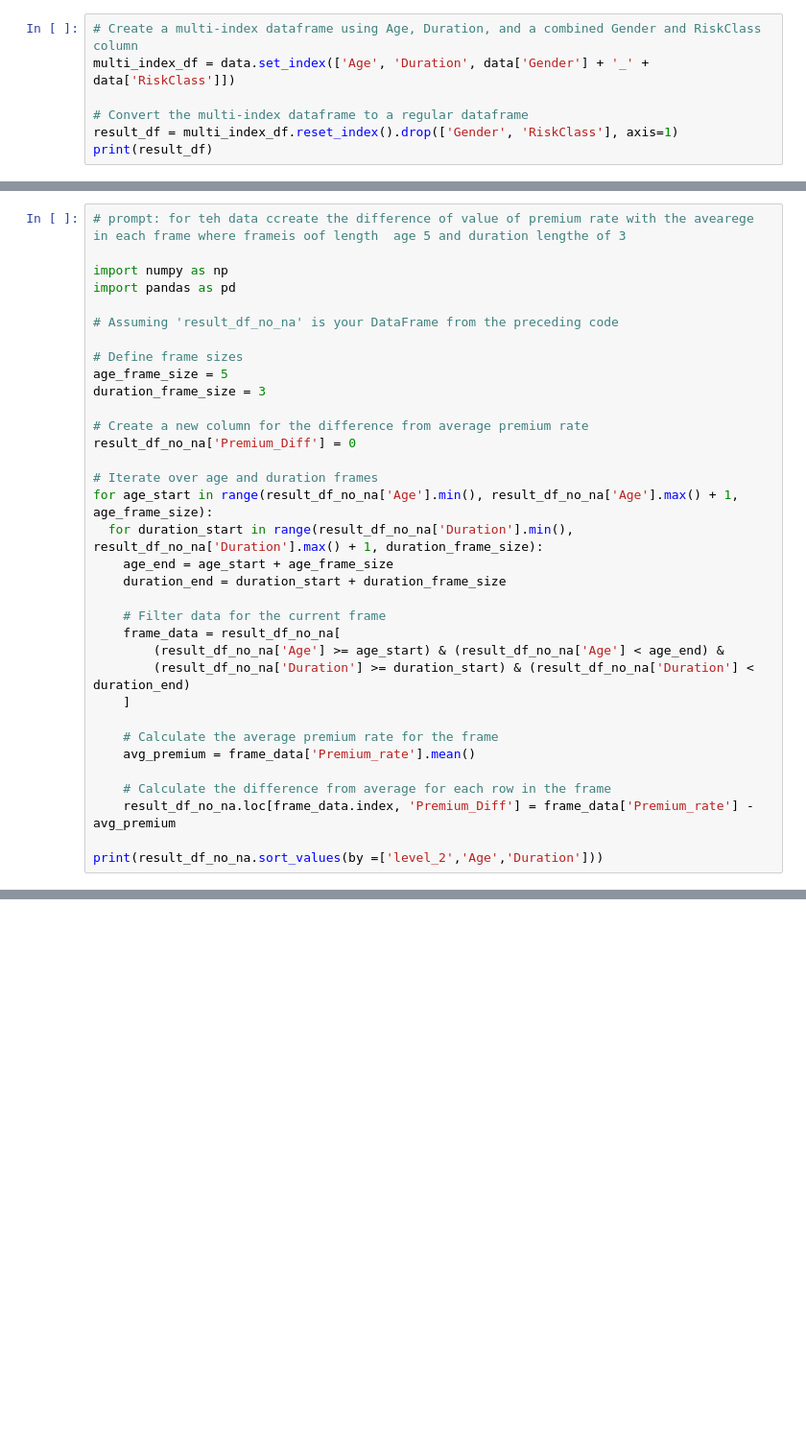
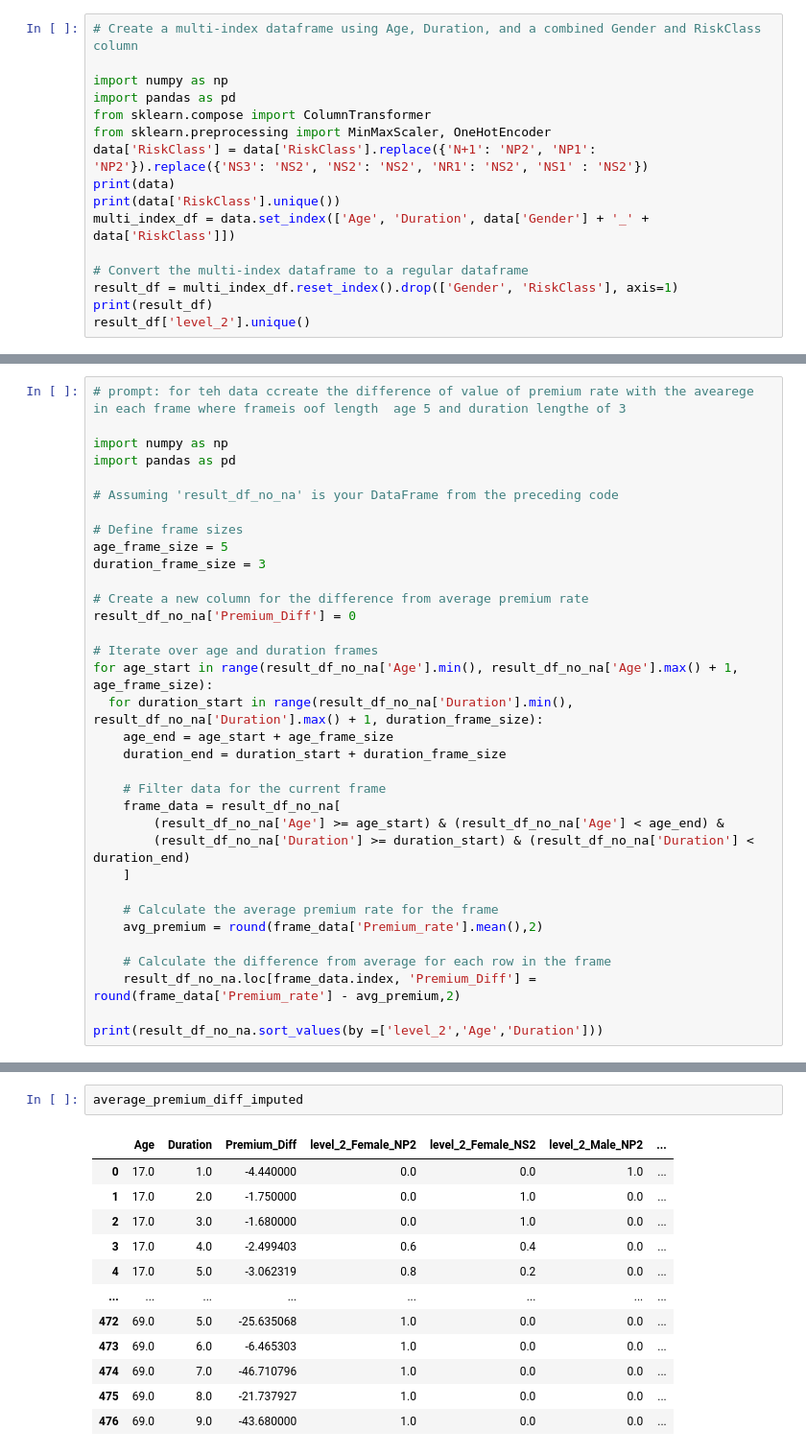
Before and after one commit to Dhaneshkp/DesktopAssistant, a Jupyter notebook: DATA_processing.ipynb, the cells around one changed output, grey strips where cells are left out. Shown: that part at 96% size. Drawn from its saved outputs; the diff is of its cells as text; blank space fills up the shorter version.

```diff
--- a/DATA_processing.ipynb
+++ b/DATA_processing.ipynb
@@ -38,8 +42,17 @@ data
 # %%
 # Create a multi-index dataframe using Age, Duration, and a combined Gender and RiskClass column
+
+import numpy as np
+import pandas as pd
+from sklearn.compose import ColumnTransformer
+from sklearn.preprocessing import MinMaxScaler, OneHotEncoder
+data['RiskClass'] = data['RiskClass'].replace({'N+1': 'NP2', 'NP1': 'NP2'}).replace({'NS3': 'NS2', 'NS2': 'NS2', 'NR1': 'NS2', 'NS1' : 'NS2'})
+print(data)
+print(data['RiskClass'].unique())
 multi_index_df = data.set_index(['Age', 'Duration', data['Gender'] + '_' + data['RiskClass']])
 
 # Convert the multi-index dataframe to a regular dataframe
 result_df = multi_index_df.reset_index().drop(['Gender', 'RiskClass'], axis=1)
 print(result_df)
+result_df['level_2'].unique()
 # %% [output]
@@ -119,10 +136,10 @@ for age_start in range(result_df_no_na['Age'].min(), result_df_no_na['Age'].max(
     ]
 
     # Calculate the average premium rate for the frame
-    avg_premium = frame_data['Premium_rate'].mean()
+    avg_premium = round(frame_data['Premium_rate'].mean(),2)
 
     # Calculate the difference from average for each row in the frame
-    result_df_no_na.loc[frame_data.index, 'Premium_Diff'] = frame_data['Premium_rate'] - avg_premium
+    result_df_no_na.loc[frame_data.index, 'Premium_Diff'] = round(frame_data['Premium_rate'] - avg_premium,2)
 
 print(result_df_no_na.sort_values(by =['level_2','Age','Duration']))
 # %% [output]
@@ -210,0 +191,15 @@ AttributeError: 'DataFrame' object has no attribute 'reshape'
+# %%
+average_premium_diff_imputed
+# %% [output]
+|  | Age | Duration | Premium_Diff | level_2_Female_NP2 | level_2_Female_NS2 | level_2_Male_NP2 | ... |
+| 0 | 17.0 | 1.0 | -4.440000 | 0.0 | 0.0 | 1.0 | ... |
+| 1 | 17.0 | 2.0 | -1.750000 | 0.0 | 1.0 | 0.0 | ... |
+| 2 | 17.0 | 3.0 | -1.680000 | 0.0 | 1.0 | 0.0 | ... |
+| 3 | 17.0 | 4.0 | -2.499403 | 0.6 | 0.4 | 0.0 | ... |
+| 4 | 17.0 | 5.0 | -3.062319 | 0.8 | 0.2 | 0.0 | ... |
+| ... | ... | ... | ... | ... | ... | ... | ... |
+| 472 | 69.0 | 5.0 | -25.635068 | 1.0 | 0.0 | 0.0 | ... |
+| 473 | 69.0 | 6.0 | -6.465303 | 1.0 | 0.0 | 0.0 | ... |
+| 474 | 69.0 | 7.0 | -46.710796 | 1.0 | 0.0 | 0.0 | ... |
+| 475 | 69.0 | 8.0 | -21.737927 | 1.0 | 0.0 | 0.0 | ... |
+| 476 | 69.0 | 9.0 | -43.680000 | 1.0 | 0.0 | 0.0 | ... |
```
Also changed, not shown: parts of 11 cells of this notebook.
